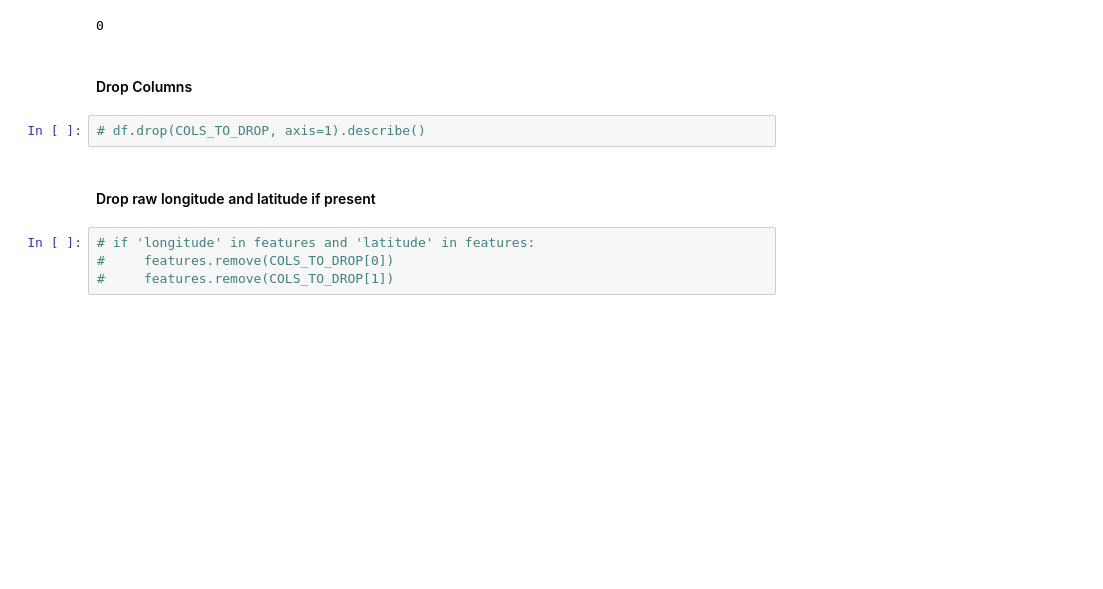
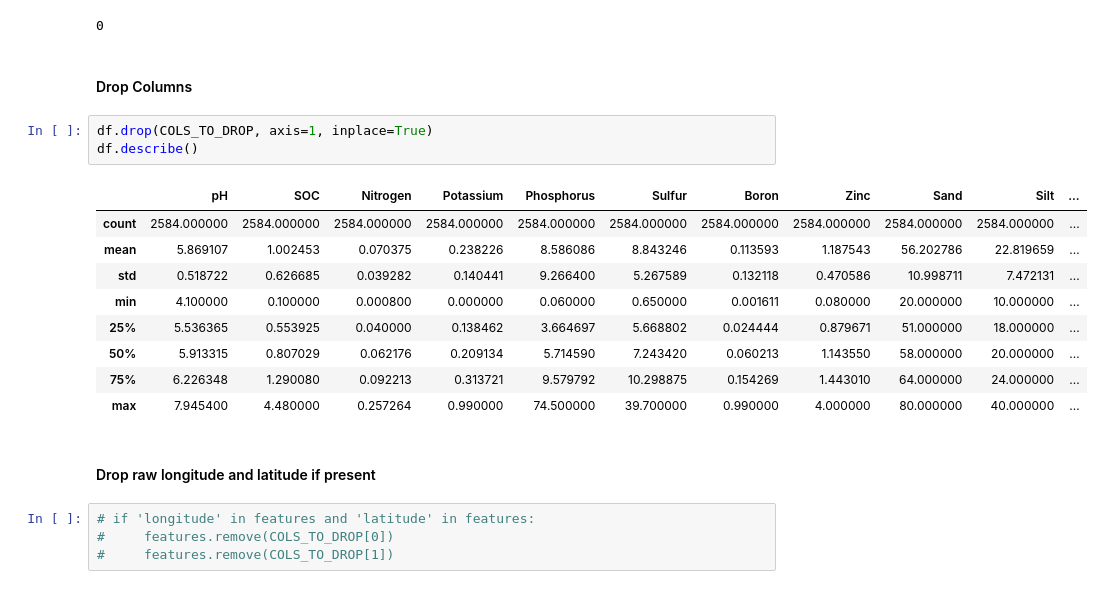
Before and after one commit to mm-mazhar/IPAGE, a Jupyter notebook: notebooks/task_3_model_development_and_training/by-Maz/train_multiple_targets.ipynb, the cells around one changed output. Saved outputs shown, nothing was run; the diff lists cells and outputs as text; blank space fills up the shorter version.

```diff
--- a/notebooks/task_3_model_development_and_training/by-Maz/train_multiple_targets.ipynb
+++ b/notebooks/task_3_model_development_and_training/by-Maz/train_multiple_targets.ipynb
@@ -178,7 +174,18 @@ print(duplicates.sum())
 # %% [markdown]
 #### Drop Columns
 # %%
-# df.drop(COLS_TO_DROP, axis=1).describe()
+df.drop(COLS_TO_DROP, axis=1, inplace=True)
+df.describe()
+# %% [output]
+|  | pH | SOC | Nitrogen | Potassium | Phosphorus | Sulfur | Boron | Zinc | Sand | Silt | ... |
+| count | 2584.000000 | 2584.000000 | 2584.000000 | 2584.000000 | 2584.000000 | 2584.000000 | 2584.000000 | 2584.000000 | 2584.000000 | 2584.000000 | ... |
+| mean | 5.869107 | 1.002453 | 0.070375 | 0.238226 | 8.586086 | 8.843246 | 0.113593 | 1.187543 | 56.202786 | 22.819659 | ... |
+| std | 0.518722 | 0.626685 | 0.039282 | 0.140441 | 9.266400 | 5.267589 | 0.132118 | 0.470586 | 10.998711 | 7.472131 | ... |
+| min | 4.100000 | 0.100000 | 0.000800 | 0.000000 | 0.060000 | 0.650000 | 0.001611 | 0.080000 | 20.000000 | 10.000000 | ... |
+| 25% | 5.536365 | 0.553925 | 0.040000 | 0.138462 | 3.664697 | 5.668802 | 0.024444 | 0.879671 | 51.000000 | 18.000000 | ... |
+| 50% | 5.913315 | 0.807029 | 0.062176 | 0.209134 | 5.714590 | 7.243420 | 0.060213 | 1.143550 | 58.000000 | 20.000000 | ... |
+| 75% | 6.226348 | 1.290080 | 0.092213 | 0.313721 | 9.579792 | 10.298875 | 0.154269 | 1.443010 | 64.000000 | 24.000000 | ... |
+| max | 7.945400 | 4.480000 | 0.257264 | 0.990000 | 74.500000 | 39.700000 | 0.990000 | 4.000000 | 80.000000 | 40.000000 | ... |
 # %% [markdown]
 #### Drop raw longitude and latitude if present
 # %%
```
Also changed, not shown: parts of 18 cells of this notebook, 2 other files.
